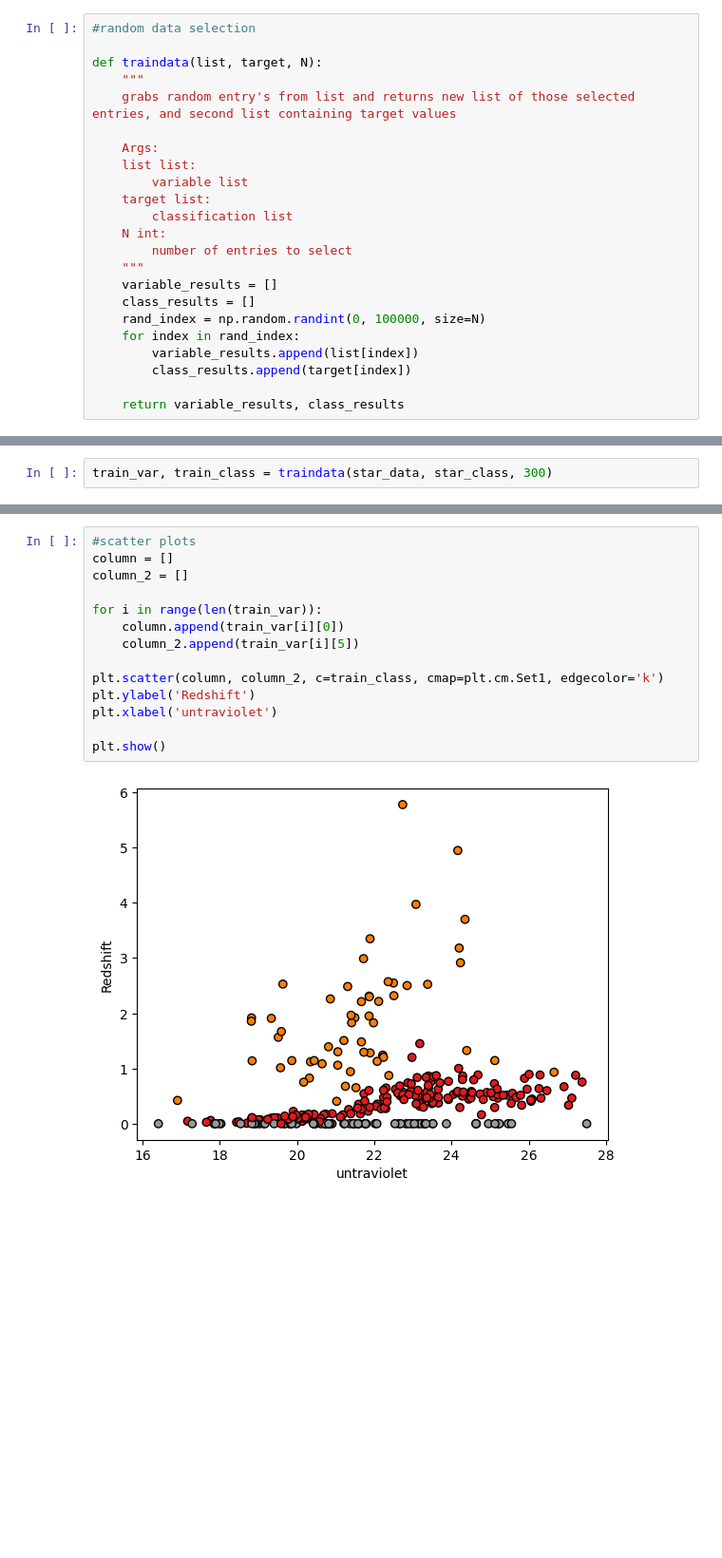
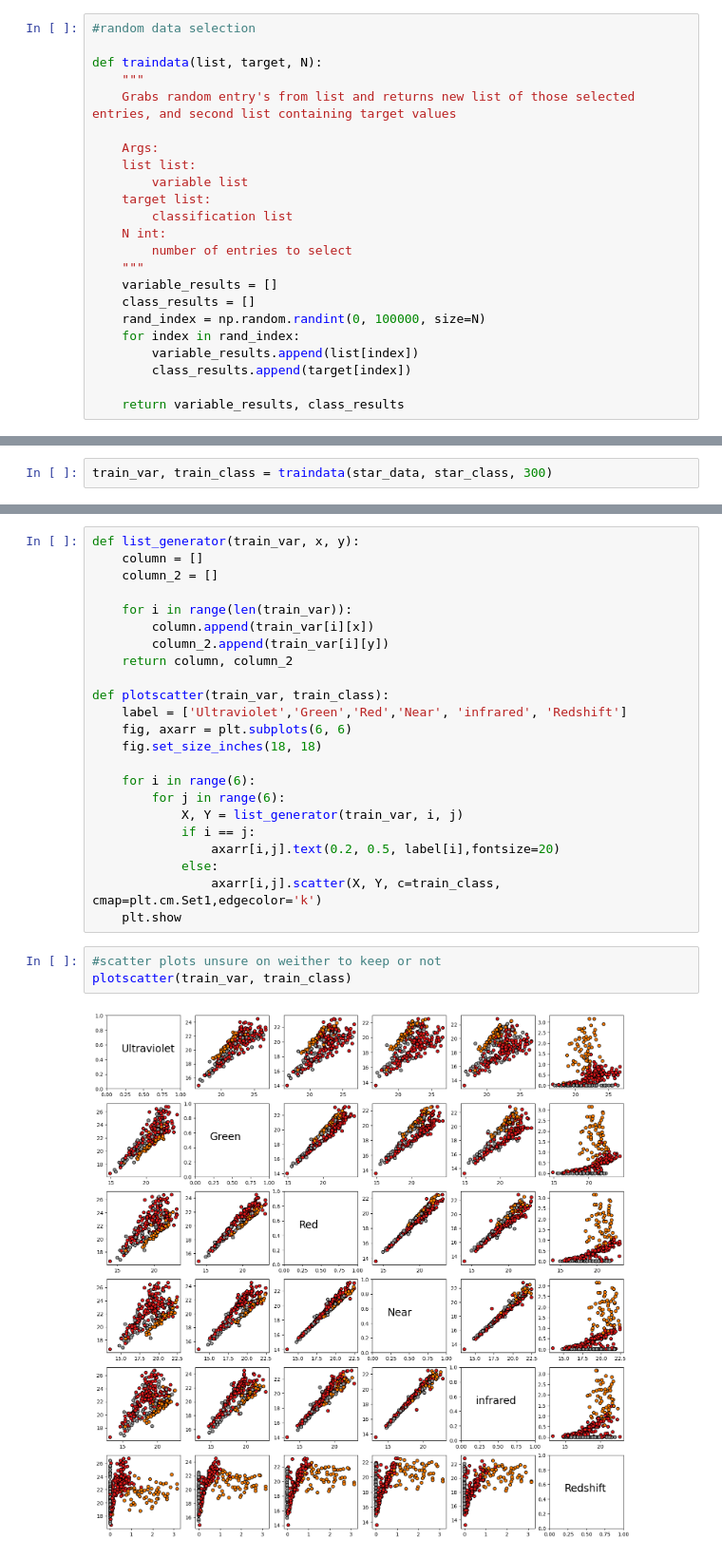
Before and after one commit to Azegon/ComputationalPhysics300, a Jupyter notebook: Projects/Star_classfication.ipynb, the cells around one changed output, grey strips where cells are left out. Shown at 95% size. Drawn from its saved outputs; the diff is of its cells as text; blank space fills up the shorter version.

```diff
--- a/Projects/Star_classfication.ipynb
+++ b/Projects/Star_classfication.ipynb
@@ -56,7 +65,7 @@ def readarray(file):
 
 def traindata(list, target, N):
     """
-    grabs random entry's from list and returns new list of those selected entries, and second list containing target values
+    Grabs random entry's from list and returns new list of those selected entries, and second list containing target values
 
     Args:
     list list:
@@ -83,16 +95,28 @@ train_var, train_class = traindata(star_data, star_class, 300)
+# %%
+def list_generator(train_var, x, y):
+    column = []
+    column_2 = []
+
+    for i in range(len(train_var)):
+        column.append(train_var[i][x])
+        column_2.append(train_var[i][y])
+    return column, column_2
+
+def plotscatter(train_var, train_class):
+    label = ['Ultraviolet','Green','Red','Near', 'infrared', 'Redshift']
+    fig, axarr = plt.subplots(6, 6)
+    fig.set_size_inches(18, 18)
+
+    for i in range(6):
+        for j in range(6):
+            X, Y = list_generator(train_var, i, j)
+            if i == j:
+                axarr[i,j].text(0.2, 0.5, label[i],fontsize=20)
+            else:
+                axarr[i,j].scatter(X, Y, c=train_class, cmap=plt.cm.Set1,edgecolor='k')
+    plt.show
 # %%
-#scatter plots
-column = []
-column_2 = []
-
-for i in range(len(train_var)):
-    column.append(train_var[i][0])
-    column_2.append(train_var[i][5])
-
-plt.scatter(column, column_2, c=train_class, cmap=plt.cm.Set1, edgecolor='k')
-plt.ylabel('Redshift')
-plt.xlabel('untraviolet')
-
-plt.show()
+#scatter plots unsure on weither to keep or not
+plotscatter(train_var, train_class)
 # %% [output]
-[figure, old version]
+[figure, new version]
```
Also changed, not shown: parts of 20 cells of this notebook, 2 other files.
